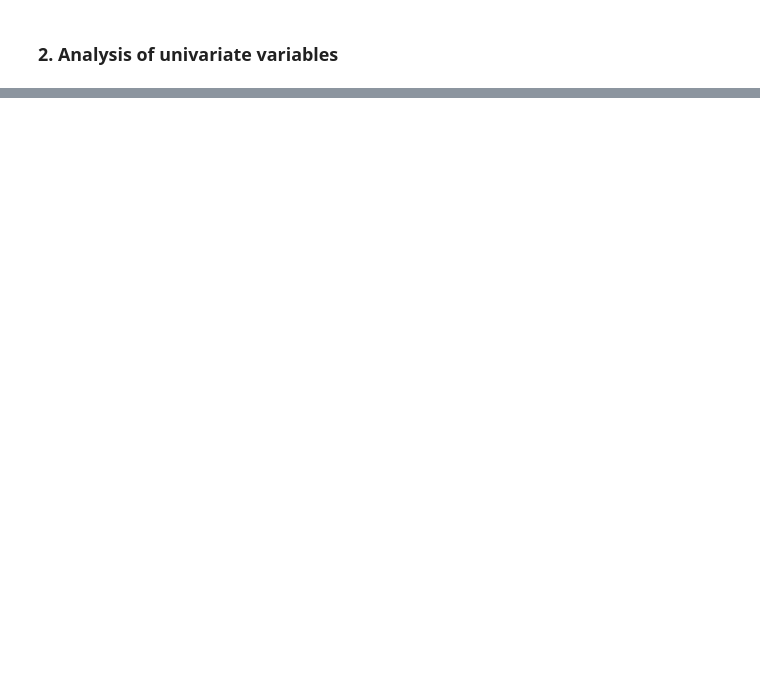
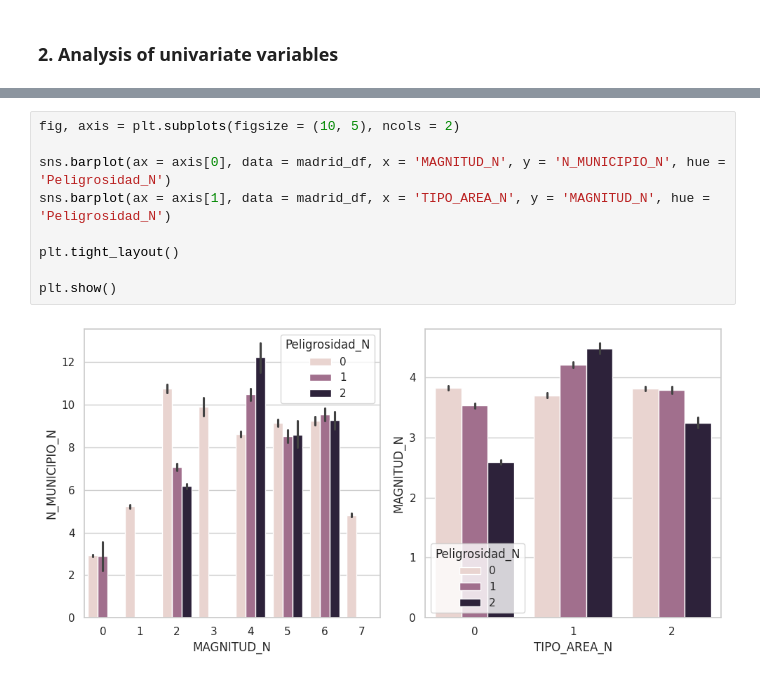
Before and after one commit to Yakondra/Final-project-air-quality, a Jupyter notebook: src/EDA_madrid.ipynb, the cells around one changed output, grey strips where cells are left out. Saved outputs shown, nothing was run; the diff lists cells and outputs as text; blank space fills up the shorter version.

```diff
--- a/src/EDA_madrid.ipynb
+++ b/src/EDA_madrid.ipynb
@@ -138,0 +239,11 @@ plt.show()
+# %%
+fig, axis = plt.subplots(figsize = (10, 5), ncols = 2)
+
+sns.barplot(ax = axis[0], data = madrid_df, x = 'MAGNITUD_N', y = 'N_MUNICIPIO_N', hue = 'Peligrosidad_N')
+sns.barplot(ax = axis[1], data = madrid_df, x = 'TIPO_AREA_N', y = 'MAGNITUD_N', hue = 'Peligrosidad_N')
+
+plt.tight_layout()
+
+plt.show()
+# %% [output]
+[figure, added]
```
Also changed, not shown: parts of 18 cells of this notebook, 4 other files.
